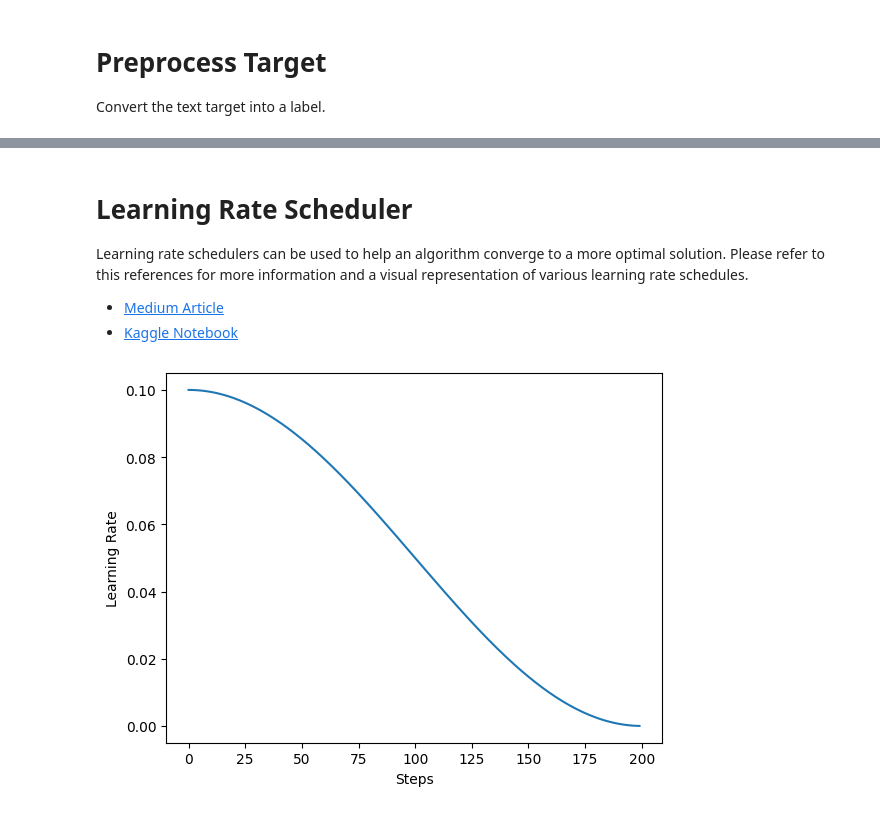
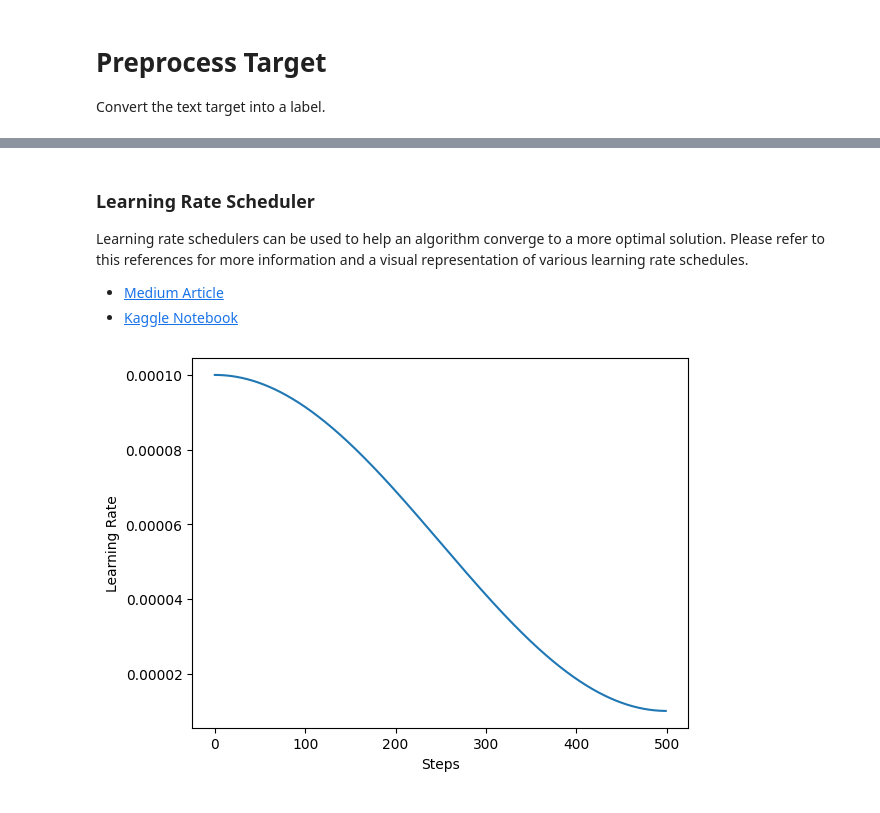
Before and after one commit to mddunlap924/PyTorch-LLM, a Jupyter notebook: notebooks/training2.ipynb, the cells around one changed output, grey strips where cells are left out. Saved outputs shown, nothing was run; the diff lists cells and outputs as text; code cells hidden in the pictures.

```diff
--- a/notebooks/training2.ipynb
+++ b/notebooks/training2.ipynb
@@ -89,16 +93,17 @@ Note: Only one fold of data will be analyzed in the notebook since this is for d
 # %%
 # Load Data from Disk
 load_data_file = LoadData(base_dir=CFG.paths.data.base_dir)
-if CFG.debug:
-    data = load_data_file.load(filename=CFG.paths.data.debug_data)
-else:
-    data = load_data_file.load(filename=CFG.paths.data.data)
+data = load_data_file.load(filename=CFG.paths.data.data)
 
 # Stratify the Data
 data = (StratifyData(technique=CFG.stratify.technique,
-                        n_folds=CFG.cv.num_folds,
-                        target=CFG.data_info.target)
+                     n_folds=CFG.cv.num_folds,
+                     target=CFG.data_info.target)
         .stratify(df=data))
+
+# Input and target field names
+cols = CFG.data_info.source_fields + \
+       [CFG.data_info.target, 'fold']
 
 # Train a model for one validation fold
 fold_num = CFG.cv.val_folds[0]
@@ -300,5 +299,5 @@ lr_finder.reset()
 # %% [markdown]
-# Learning Rate Scheduler
+### Learning Rate Scheduler
 
 Learning rate schedulers can be used to help an algorithm converge to a more optimal solution. Please refer to this references for more information and a visual representation of various learning rate schedules.
  - [Medium Article](https://towardsdatascience.com/a-visual-guide-to-learning-rate-schedulers-in-pytorch-24bbb262c863)
@@ -306,47 +305,34 @@ Learning rate schedulers can be used to help an algorithm converge to a more opt
 # %%
 from torch.optim.lr_scheduler import CosineAnnealingLR, OneCycleLR
 import matplotlib.pyplot as plt
-import gc
+
+# Optimizer
+optimizer = get_optimizer(cfg=CFG.optimizer,
+                          model=model)
+
 # Learning rate scheduler
 # scheduler = OneCycleLR(optimizer=optimizer,
 #                        total_steps=total_steps,
 #                        max_lr=CFG.optimizer.lr.max)
 
 scheduler = CosineAnnealingLR(optimizer,
-                              T_max=total_steps,
-                              eta_min=CFG.optimizer.lr.min)
+                              T_max=CFG.epochs * len(train_dataloader),
+                              eta_min=CFG.lr_scheduler.CosineAnnealingLR.eta_min)
 lr_value = []
 steps = []
 step_count = 0
 for epoch in range(CFG.epochs):
     for batch_count in range(len(train_dataloader)):
         optimizer.step()
         lr_value.append(optimizer.param_groups[0]['lr'])
         steps.append(step_count)
         scheduler.step()
         step_count +=1
 
-# Re-establish optimizer and scheduler since they were called
-del optimizer, scheduler
-_ = gc.collect()
-
-# Optimizer
-optimizer = get_optimizer(cfg=CFG.optimizer,
-                          model=model)
-
-# Learning rate scheduler
-# scheduler = OneCycleLR(optimizer=optimizer,
-#                        total_steps=total_steps,
-#                        max_lr=CFG.optimizer.lr.max,
-#                        pct_start=CFG.lr_scheduler.pct_start)
-scheduler = CosineAnnealingLR(optimizer,
-                              T_max=total_steps,
-                              eta_min=CFG.optimizer.lr.max)
-
 # Plot Learning Rate Schedule
 plt.plot(steps, lr_value)
 plt.xlabel('Steps')
 plt.ylabel('Learning Rate')
 plt.show()
 # %% [output]
-[figure, old version]
+[figure, new version]
```
Also changed, not shown: parts of 25 cells of this notebook, 5 other files.
